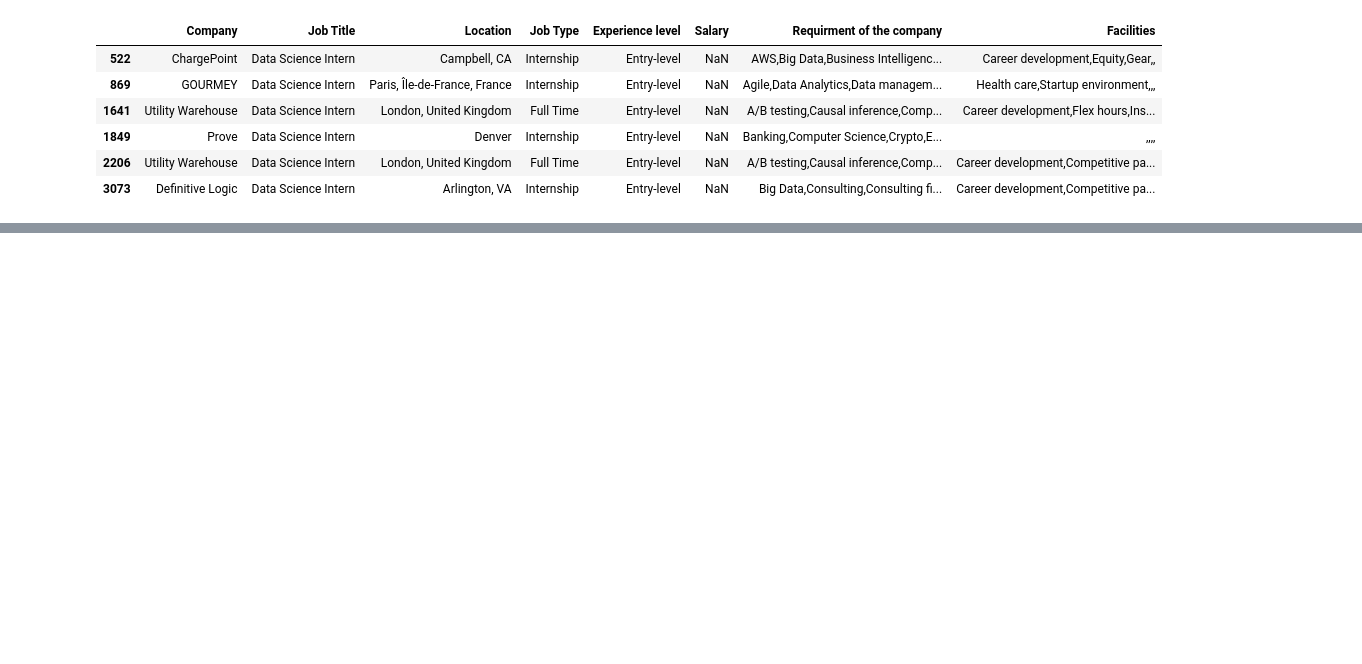
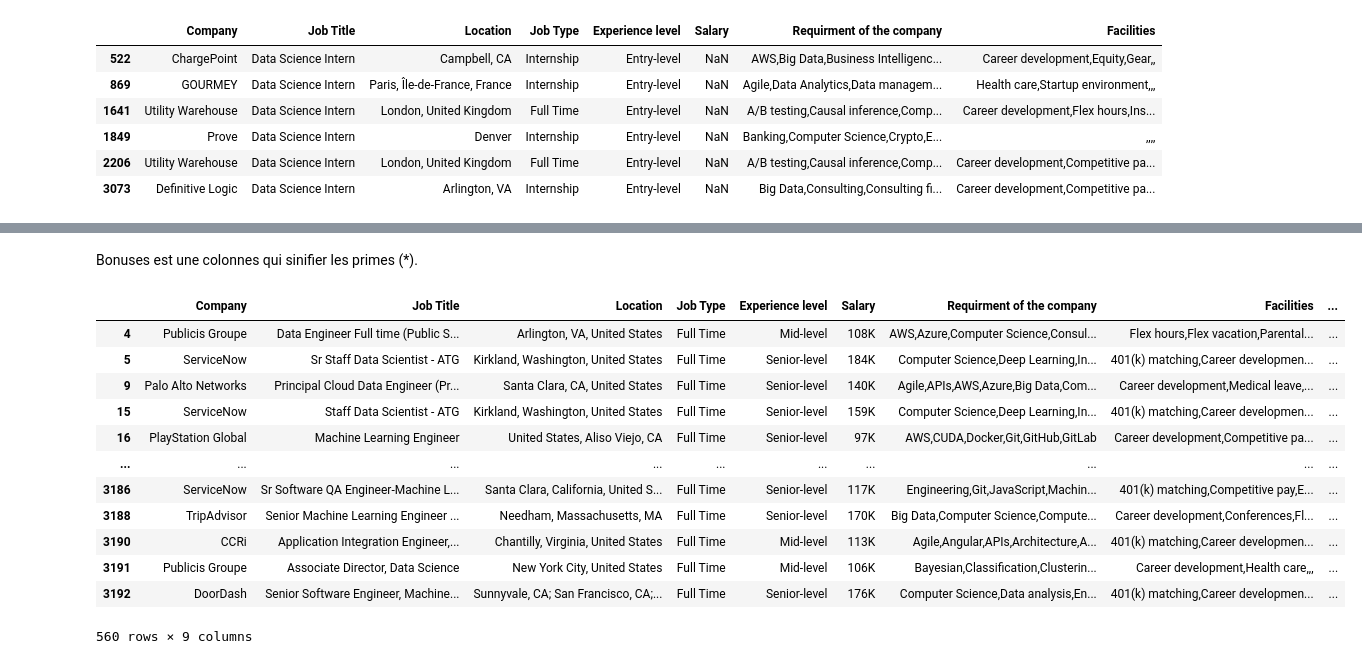
Before and after one commit to elouardyabderrahim/Analyse-des-opportunites-emploi, a Jupyter notebook: dataJob.ipynb, the cells around one changed output, grey strips where cells are left out. Saved outputs shown, nothing was run; the diff lists cells and outputs as text; code cells hidden in the pictures; blank space fills up the shorter version.

Commit message:
ajoute autre colonne les étoiles qui qui signifie les primes

```diff
--- a/dataJob.ipynb
+++ b/dataJob.ipynb
@@ -226,0 +194,3 @@ Name: Salary, Length: 2995, dtype: object
+# %%
+# pour les valeurs nan on salaire on va les remplacer par "negossiable" pour le moment
+dataFrame["Salary"].fillna("negociable",inplace=True)
@@ -226,0 +213,22 @@ Name: Salary, Length: 2995, dtype: object
+# %%
+dataFrame[['Salary', 'Plus']] = dataFrame["Salary"].apply(lambda x: pd.Series(str(x).split("+")))
+# %%
+dataFrame.rename(columns={'Plus':'Bonuses'},inplace=True)
+# %% [markdown]
+Bonuses est une colonnes qui sinifier les primes (*).
+# %%
+dataFrame[dataFrame["Bonuses"]=='']
+# %% [output]
+|  | Company | Job Title | Location | Job Type | Experience level | Salary | Requirment of the company | Facilities | ... |
+| 4 | Publicis Groupe | Data Engineer Full time (Public S... | Arlington, VA, United States | Full Time | Mid-level | 108K | AWS,Azure,Computer Science,Consul... | Flex hours,Flex vacation,Parental... | ... |
+| 5 | ServiceNow | Sr Staff Data Scientist - ATG | Kirkland, Washington, United States | Full Time | Senior-level | 184K | Computer Science,Deep Learning,In... | 401(k) matching,Career developmen... | ... |
+| 9 | Palo Alto Networks | Principal Cloud Data Engineer (Pr... | Santa Clara, CA, United States | Full Time | Senior-level | 140K | Agile,APIs,AWS,Azure,Big Data,Com... | Career development,Medical leave,... | ... |
+| 15 | ServiceNow | Staff Data Scientist - ATG | Kirkland, Washington, United States | Full Time | Senior-level | 159K | Computer Science,Deep Learning,In... | 401(k) matching,Career developmen... | ... |
+| 16 | PlayStation Global | Machine Learning Engineer | United States, Aliso Viejo, CA | Full Time | Senior-level | 97K | AWS,CUDA,Docker,Git,GitHub,GitLab | Career development,Competitive pa... | ... |
+| ... | ... | ... | ... | ... | ... | ... | ... | ... | ... |
+| 3186 | ServiceNow | Sr Software QA Engineer-Machine L... | Santa Clara, California, United S... | Full Time | Senior-level | 117K | Engineering,Git,JavaScript,Machin... | 401(k) matching,Competitive pay,E... | ... |
+| 3188 | TripAdvisor | Senior Machine Learning Engineer ... | Needham, Massachusetts, MA | Full Time | Senior-level | 170K | Big Data,Computer Science,Compute... | Career development,Conferences,Fl... | ... |
+| 3190 | CCRi | Application Integration Engineer,... | Chantilly, Virginia, United States | Full Time | Mid-level | 113K | Agile,Angular,APIs,Architecture,A... | 401(k) matching,Career developmen... | ... |
+| 3191 | Publicis Groupe | Associate Director, Data Science | New York City, United States | Full Time | Mid-level | 106K | Bayesian,Classification,Clusterin... | Career development,Health care,,, | ... |
+| 3192 | DoorDash | Senior Software Engineer, Machine... | Sunnyvale, CA; San Francisco, CA;... | Full Time | Senior-level | 176K | Computer Science,Data analysis,En... | 401(k) matching,Career developmen... | ... |
+560 rows × 9 columns
```
Also changed, not shown: parts of 6 cells of this notebook.
